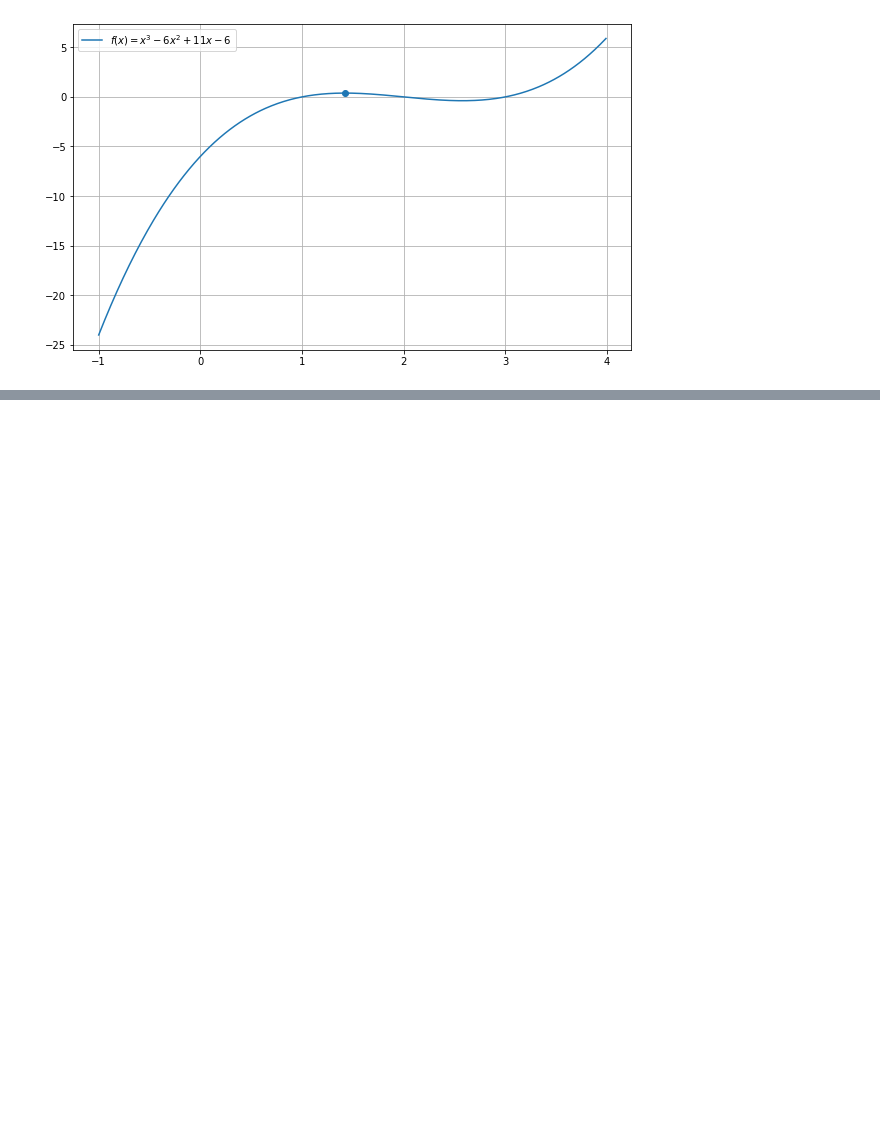
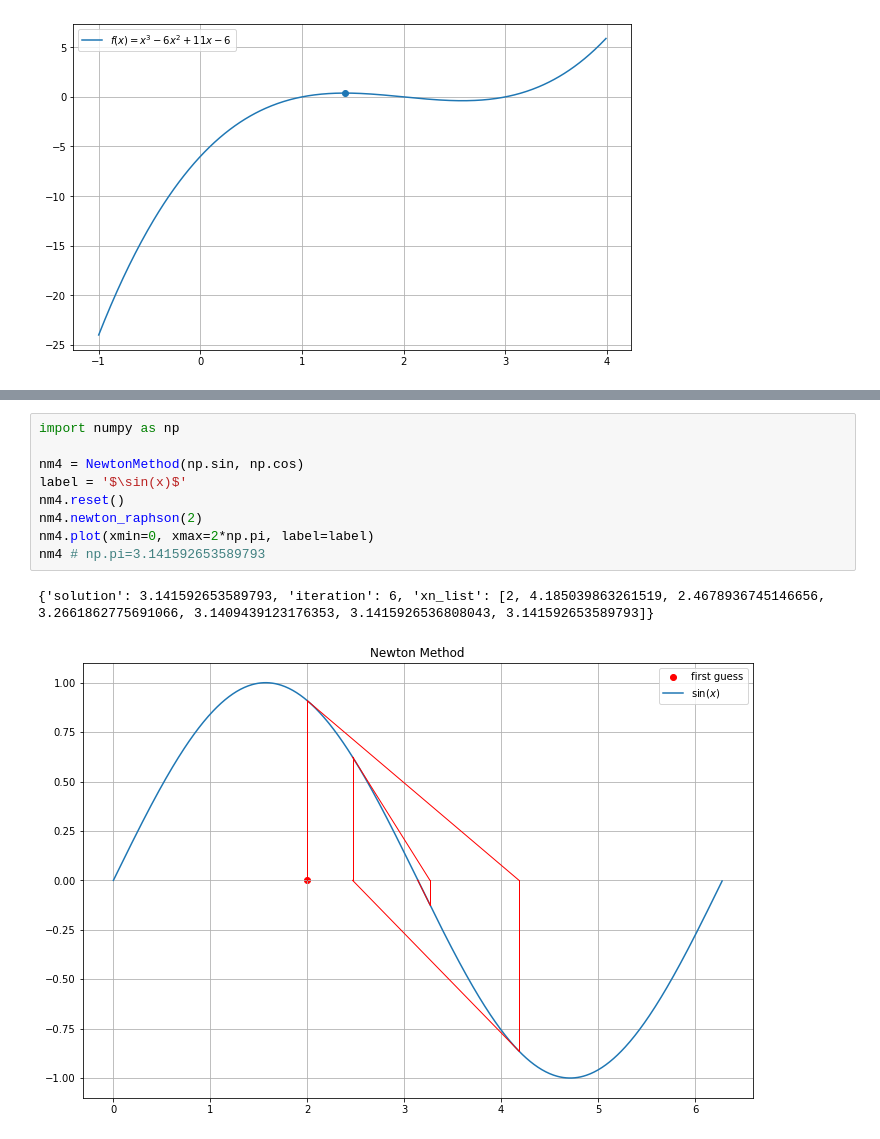
Before and after one commit to p1xckha/python-snippets, a Jupyter notebook: numpy/newton_method.ipynb, the cells around one changed output, grey strips where cells are left out. Drawn from its saved outputs; the diff is of its cells as text; blank space fills up the shorter version.

```diff
--- a/numpy/newton_method.ipynb
+++ b/numpy/newton_method.ipynb
@@ -211,0 +218,12 @@ ax.legend()
+# %%
+import numpy as np
+
+nm4 = NewtonMethod(np.sin, np.cos)
+label = '$\sin(x)$'
+nm4.reset()
+nm4.newton_raphson(2)
+nm4.plot(xmin=0, xmax=2*np.pi, label=label)
+nm4 # np.pi=3.141592653589793
+# %% [output]
+{'solution': 3.141592653589793, 'iteration': 6, 'xn_list': [2, 4.185039863261519, 2.4678936745146656, 3.2661862775691066, 3.1409439123176353, 3.1415926536808043, 3.141592653589793]}
+[figure, added]
```
Also changed, not shown: parts of 1 cell of this notebook.
